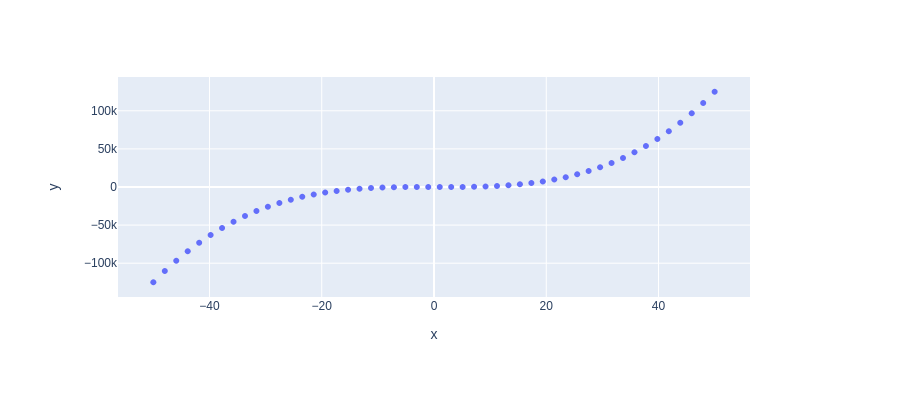
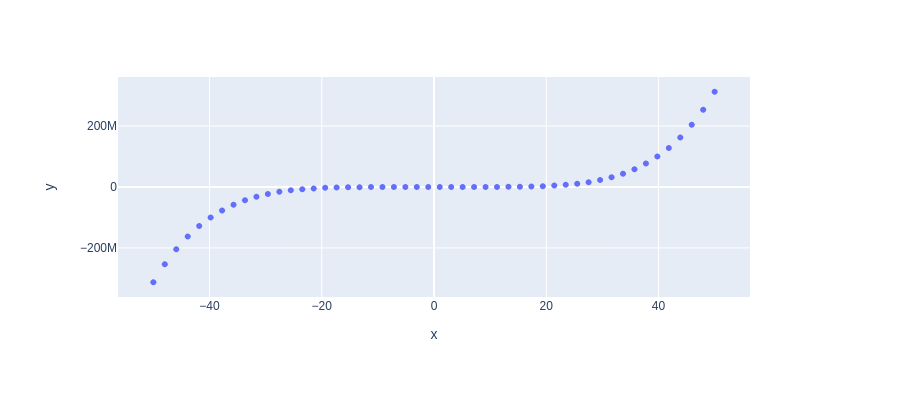
Before and after one commit to ppremru/my-notebooks-repo, a Jupyter notebook: hellodolly.ipynb, the cells around one changed output. Drawn from its saved outputs; the diff is of its cells as text; code cells hidden in the pictures.

Commit message:
main5

```diff
--- a/hellodolly.ipynb
+++ b/hellodolly.ipynb
@@ -1,17 +1,17 @@
 # %%
 import numpy as np
 import plotly.express as px
 
 # x-axis data points
 x = np.linspace(start=-50, stop=50)
 
 # y-axis data points
-# wtf
-y = x ** 3
+# main 5
+y = x ** 5
 
 # define the plot
 fig = px.scatter(x=x, y=y)
 
 fig.show()
 # %% [output]
-[figure, old version]
+[figure, new version]
```
